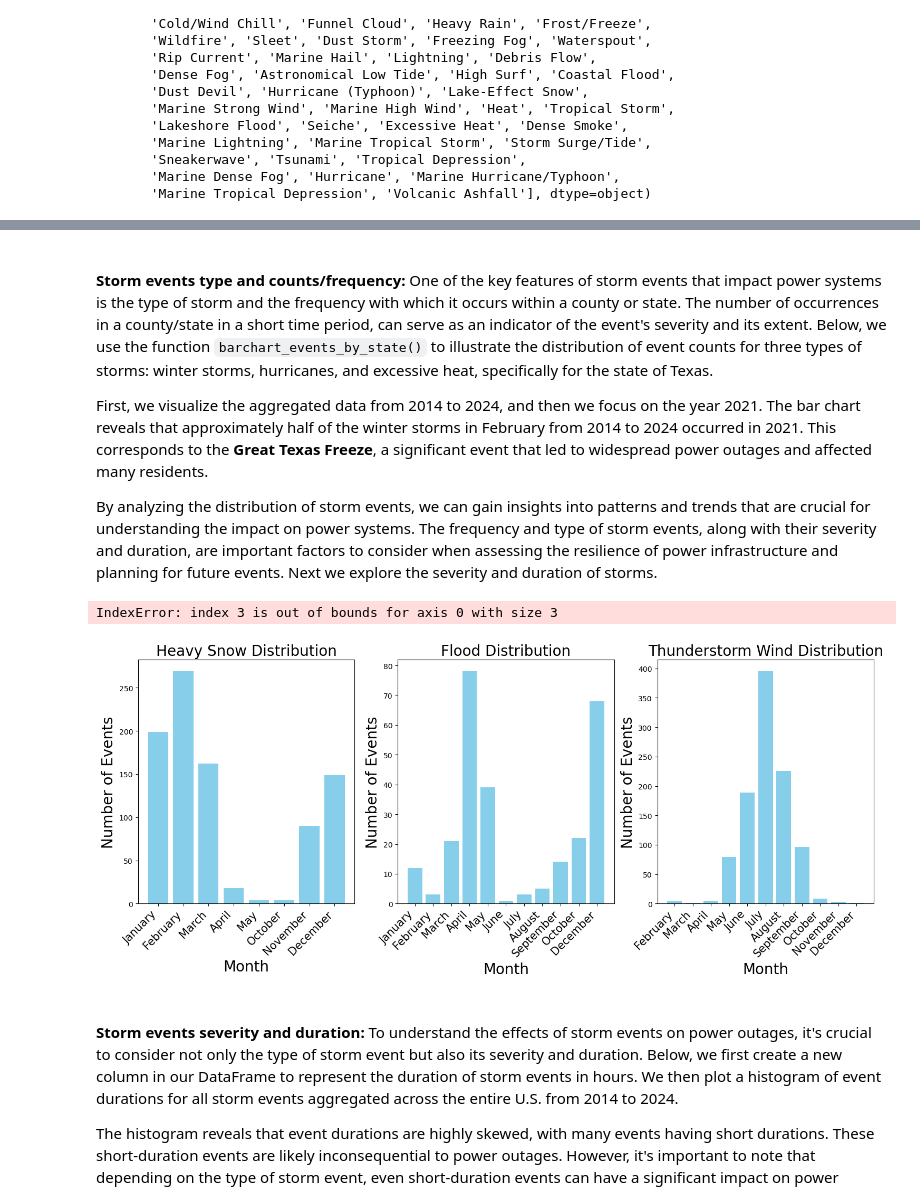
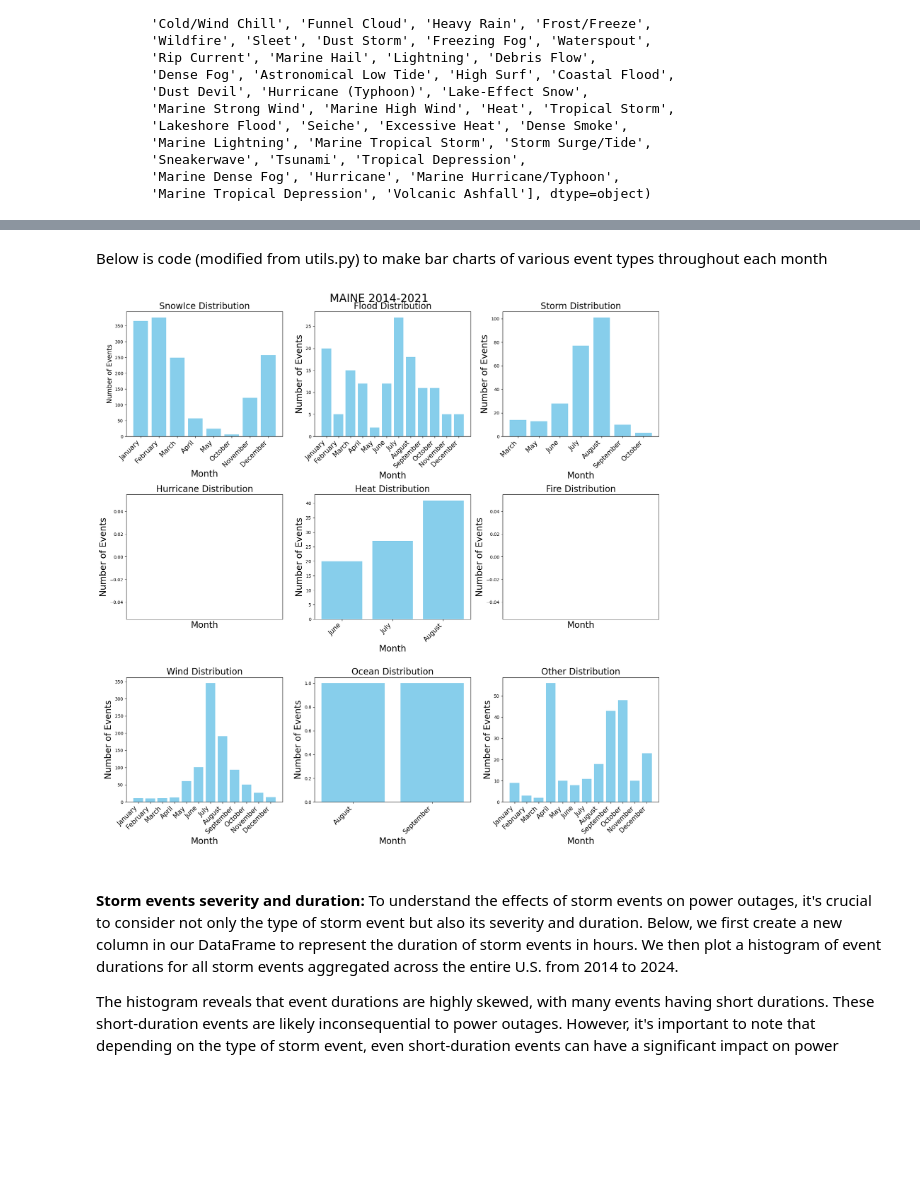
Before and after one commit to aarondweinberg/predictingpoweroutages, a Jupyter notebook: Aaron/EDA_AW.ipynb, the cells around one changed output, grey strips where cells are left out. Cells and saved outputs as stored; diff of their text form; code cells hidden in the pictures; blank space fills up the shorter version.

```diff
--- a/Aaron/EDA_AW.ipynb
+++ b/Aaron/EDA_AW.ipynb
@@ -114,3 +281,6 @@ df_events
 | 691432 | 202406 | 23 | 1745 | 202406 | 23 | 1750 | 191388 | 1192879 | ... |
 | 691433 | 202408 | 6 | 752 | 202408 | 6 | 852 | 195694 | 1214246 | ... |
 691434 rows × 51 columns
+# %%
+# Restrict df_events to ears prior to 2022
+df_events = df_events[df_events['BEGIN_YEARMONTH'] < 202200]
@@ -137,20 +365,55 @@ array(['Heavy Snow', 'Flood', 'Hail', 'Thunderstorm Wind', 'High Wind',
 # %% [markdown]
-<br>
-
-**Storm events type and counts/frequency:** One of the key features of storm events that impact power systems is the type of storm and the frequency with which it occurs within a county or state. The number of occurrences in a county/state in a short time period, can serve as an indicator of the event's severity and its extent. Below, we use the function `barchart_events_by_state()` to illustrate the distribution of event counts for three types of storms: winter storms, hurricanes, and excessive heat, specifically for the state of Texas.
-
-First, we visualize the aggregated data from 2014 to 2024, and then we focus on the year 2021. The bar chart reveals that approximately half of the winter storms in February from 2014 to 2024 occurred in 2021. This corresponds to the **Great Texas Freeze**, a significant event that led to widespread power outages and affected many residents.
-
-By analyzing the distribution of storm events, we can gain insights into patterns and trends that are crucial for understanding the impact on power systems. The frequency and type of storm events, along with their severity and duration, are important factors to consider when assessing the resilience of power infrastructure and planning for future events. Next we explore the severity and duration of storms.
+Below is code (modified from utils.py) to make bar charts of various event types throughout each month
 # %%
-ME_event_types = ['Heavy Snow', 'Flood', 'Thunderstorm Wind', 'High Wind', 'Winter Storm', 'Winter Weather', 'Ice Storm']
+state='MAINE'
+all_years = True
+which_year = 2020
+event_types = ['SnowIce', 'Flood', 'Storm', 'Hurricane', 'Heat', 'Fire', 'Wind', 'Ocean', 'Other']
 
-barchart_events_by_state(df = df_events, state='MAINE', event_types=ME_event_types)
 
-barchart_events_by_state(df = df_events, state='MAINE', event_types=ME_event_types, all_years=False, which_year=2020)
+if all_years:
+    df_state = df_events[df_events['STATE']==state]
+    title = f"{state} 2014-2021"
+else:
+    df_state = df_events[(df_events['STATE']==state) & (df_events['YEAR']==which_year)]
+    title = f"{state} {which_year}"
+
+# Create subplots
+fig, axes = plt.subplots(nrows=3, ncols=3, figsize=(18, 18))
+
+# Loop through event types and create plots
+for i, event in enumerate(event_types):
+    # Filter data for the specific event type
+    event_data = df_state[df_state['EVENT_CATEGORY'] == event]
+
+    # Group by MONTH and count events
+    monthly_data = event_data.groupby('MONTH_NAME').size().reset_index(name='Event Count')
+
+    monthly_data['MONTH_SORT'] = pd.to_datetime(monthly_data['MONTH_NAME'], format='%B')
+    monthly_data = monthly_data.sort_values(by='MONTH_SORT')
+
+    # Plot the data in a 3x3 grid
+    row = i // 3
+    col = i % 3
+
+    # Plot the data
+    axes[row, col].bar(monthly_data['MONTH_NAME'], monthly_data['Event Count'], color='skyblue')
+    axes[row, col].set_title(f'{event} Distribution', fontsize=20)
+    axes[row, col].set_xlabel('Month', fontsize=20)
+    axes[row, col].set_ylabel('Number of Events', fontsize=20)
+
+    axes[row, col].set_xticks(range(len(monthly_data['MONTH_NAME'].unique())))
+    axes[row, col].set_xticklabels(monthly_data['MONTH_NAME'].unique(), rotation=45, ha='right', fontsize=15)
+
+# Set common Y label
+axes[0,0].set_ylabel('Number of Events', fontsize=15)
+
+plt.suptitle(title, fontsize=25)
+# Adjust layout
+plt.tight_layout()
+plt.show()
 # %% [output]
-IndexError: index 3 is out of bounds for axis 0 with size 3
-[figure, old version]
+[figure, new version]
 # %% [markdown]
 <br>
 
```
Also changed, not shown: parts of 30 cells of this notebook.
